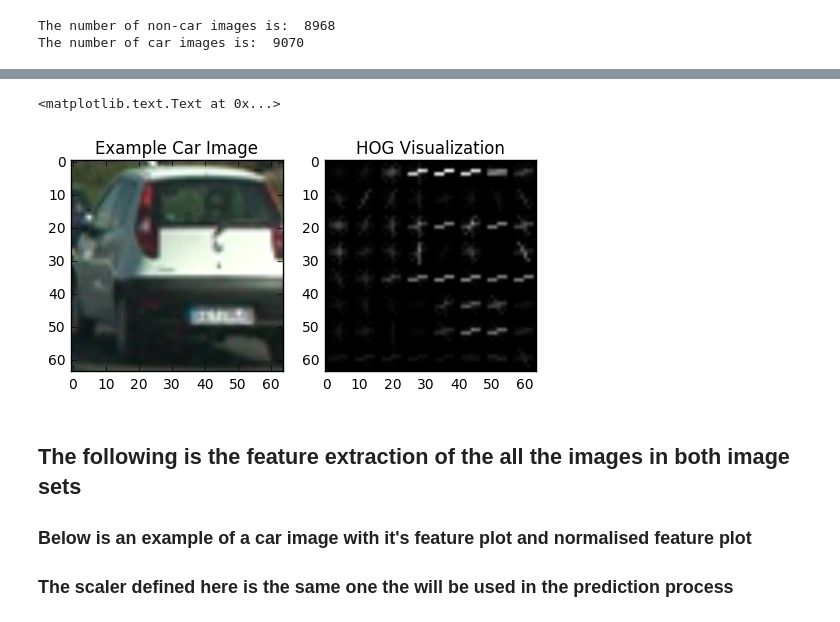
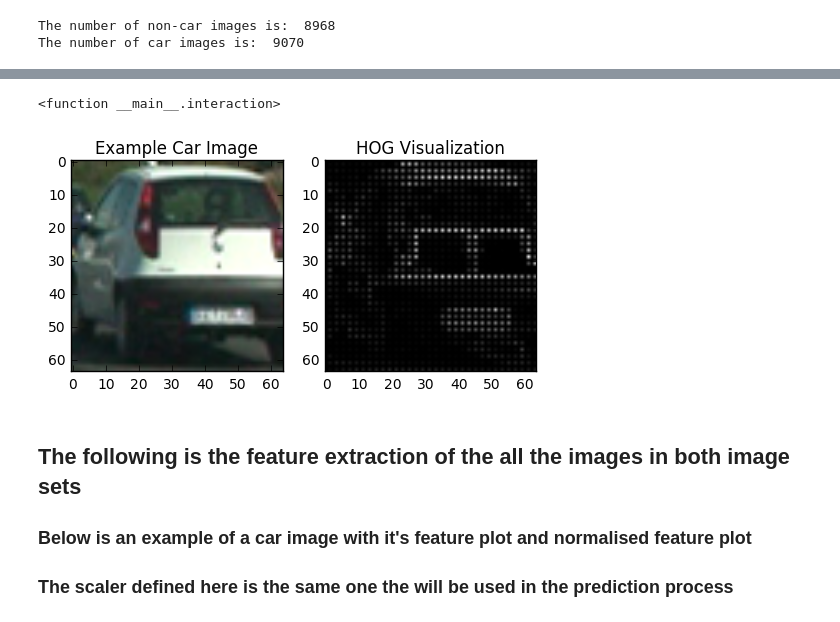
Before and after one commit to da7th/CarND-P5, a Jupyter notebook: CarND-P5.ipynb, the cells around one changed output, grey strips where cells are left out. Cells and saved outputs as stored; diff of their text form; code cells hidden in the pictures.

```diff
--- a/CarND-P5.ipynb
+++ b/CarND-P5.ipynb
@@ -153,7 +158,7 @@ def color_hist(img, nbins=6):    #bins_range=(0, 256)
 
 
 # Define a function to return HOG features and visualization
-def get_hog_features(img, orient=9, pix_per_cell=8, cell_per_block=2, vis=False, feature_vec=True):
+def get_hog_features(img, orient=5, pix_per_cell=4, cell_per_block=2, vis=False, feature_vec=True):
     if vis == True:
         # Use skimage.hog() to get both features and a visualization
         features, hog_image = hog(img, orientations=orient, pixels_per_cell=(pix_per_cell, pix_per_cell), \
@@ -172,7 +177,7 @@ def get_hog_features(img, orient=9, pix_per_cell=8, cell_per_block=2, vis=False,
 # Have this function call bin_spatial() and color_hist()
 def comb_extract_features(imgs, color_space='YCrCb', spatial_size=(32, 32),
                         hist_bins=6, orient=9,
-                        pix_per_cell=8, cell_per_block=2, hog_channel="ALL",
+                        pix_per_cell=2, cell_per_block=2, hog_channel="ALL",
                         spatial_feat=True, hist_feat=True, hog_feat=True):
     # Create a list to append feature vectors to
     features = []
@@ -195,50 +200,51 @@ def comb_extract_features(imgs, color_space='YCrCb', spatial_size=(32, 32),
                 feature_image = cv2.cvtColor(image, cv2.COLOR_RGB2YCrCb)
         else: feature_image = np.copy(image)
 
         if spatial_feat == True:
             spatial_features = bin_spatial(feature_image, size=spatial_size)
             file_features.append(spatial_features)
         if hist_feat == True:
             # Apply color_hist()
             hist_features = color_hist(feature_image, nbins=hist_bins)
             file_features.append(hist_features)
         if hog_feat == True:
         # Call get_hog_features() with vis=False, feature_vec=True
             if hog_channel == 'ALL':
                 hog_features = []
                 for channel in range(feature_image.shape[2]):
                     hog_features.append(get_hog_features(feature_image[:,:,channel],
                                         orient, pix_per_cell, cell_per_block,
                                         vis=False, feature_vec=True))
                 hog_features = np.ravel(hog_features)
             else:
                 hog_features = get_hog_features(feature_image[:,:,hog_channel], orient,
                             pix_per_cell, cell_per_block, vis=False, feature_vec=True)
             # Append the new feature vector to the features list
             file_features.append(hog_features)
         features.append(np.concatenate(file_features))
     # Return list of feature vectors
     return features
 
+def interaction(orient = 9, pix_per_cell = 2, cell_per_block = 2):
 
-orient = 9
-pix_per_cell = 8
-cell_per_block = 2
-gray = cv2.cvtColor(img_car, cv2.COLOR_RGB2GRAY)
-features, hog_image = get_hog_features(gray, orient,
-                        pix_per_cell, cell_per_block,
-                        vis=True, feature_vec=False)
-#Plot the examples
-fig = plt.figure()
-plt.subplot(121)
-plt.imshow(img_car, cmap='gray')
-plt.title('Example Car Image')
-plt.subplot(122)
-plt.imshow(hog_image, cmap='gray')
-plt.title('HOG Visualization')
+    gray = cv2.cvtColor(img_car, cv2.COLOR_RGB2GRAY)
+    features, hog_image = get_hog_features(gray, orient,
+                            pix_per_cell, cell_per_block,
+                            vis=True, feature_vec=False)
+    #Plot the examples
+    fig = plt.figure()
+    plt.subplot(121)
+    plt.imshow(img_car, cmap='gray')
+    plt.title('Example Car Image')
+    plt.subplot(122)
+    plt.imshow(hog_image, cmap='gray')
+    plt.title('HOG Visualization')
+
+
+interact(interaction, a=(1,18,1), b=(1,20,1), c=(1,20,1))
 # %% [output]
-<matplotlib.text.Text at 0x...>
+<function __main__.interaction>
-[figure, old version]
+[figure, new version]
 # %% [markdown]
 ## The following is the feature extraction of the all the images in both image sets
 
```
Also changed, not shown: parts of 10 cells of this notebook, 1 other file.
